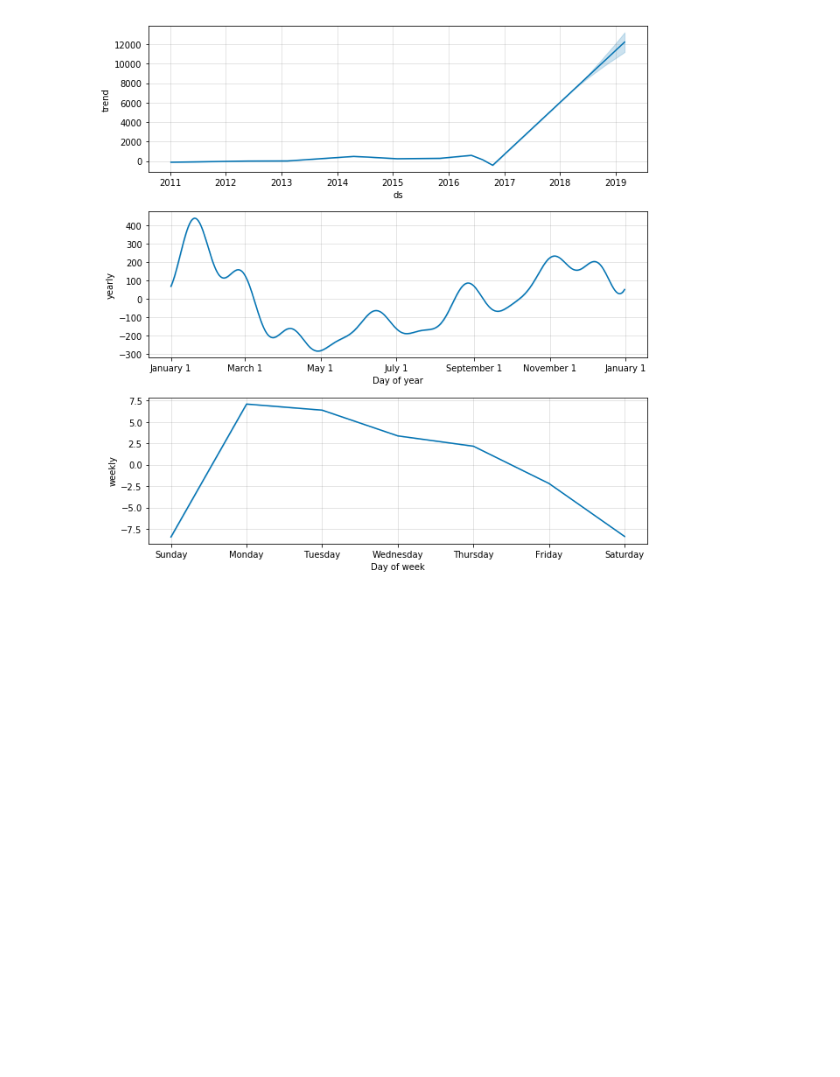
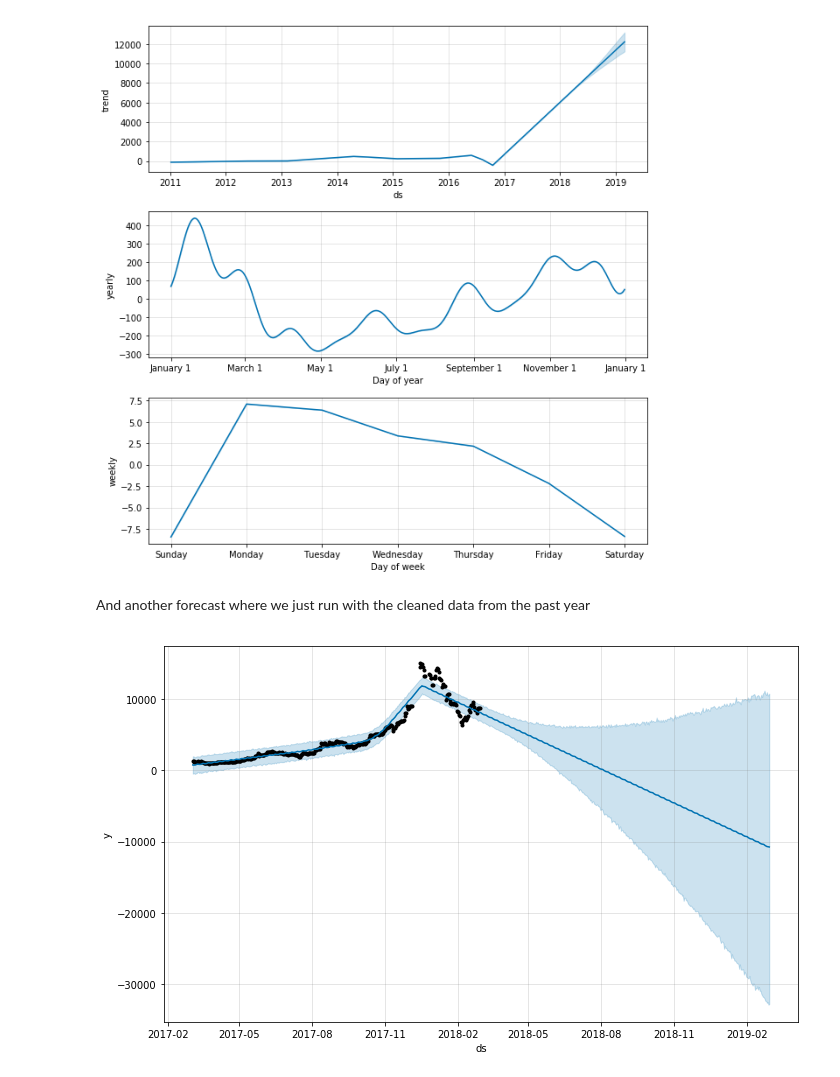
Before and after one commit to bishoph/machine_learning, a Jupyter notebook: prophet/Bitcoin.ipynb, the cells around one changed output. Drawn from its saved outputs; the diff is of its cells as text; code cells hidden in the pictures; blank space fills up the shorter version.

Commit message:
Cleanup and a forecast from the last year
Update, cleanup and one more forecast to show how the forecast changes when we use a different (data) perspective

```diff
--- a/prophet/Bitcoin.ipynb
+++ b/prophet/Bitcoin.ipynb
@@ -62,0 +65,9 @@ dfc.head()
+# %%
+dates_365 = [ ]
+values_365 = [ ]
+for x in range(0, len(dfc['ds'])):
+    if (dfc['ds'][x] > pd.Timestamp('2017-03-03')):
+        dates_365.append(dfc['ds'][x])
+        values_365.append(dfc['y'][x])
+dfc_365 = pd.DataFrame({'ds': dates_365,'y': values_365})
+dfc_365.head()
@@ -115,3 +133,13 @@ And because it's easy we plot again based on the cleaned up data to see the diff
 mwo.plot_components(forecast_without_outliers);
 # %% [output]
 [figure]
+# %% [markdown]
+And another forecast where we just run with the cleaned data from the past year
+# %%
+m_365 = Prophet(daily_seasonality=False, yearly_seasonality=False)
+m_365.fit(dfc_365)
+future_365 = m_365.make_future_dataframe(periods=365)
+forecast_365 = m_365.predict(future_365)
+m_365.plot(forecast_365);
+# %% [output]
+[figure, added]
```
Also changed, not shown: parts of 5 cells of this notebook.
